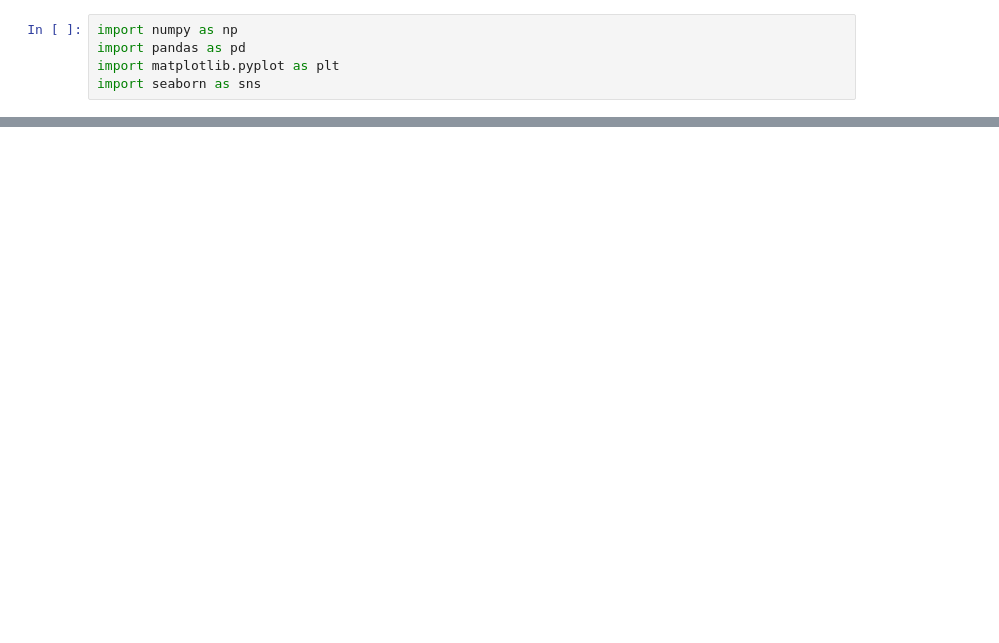
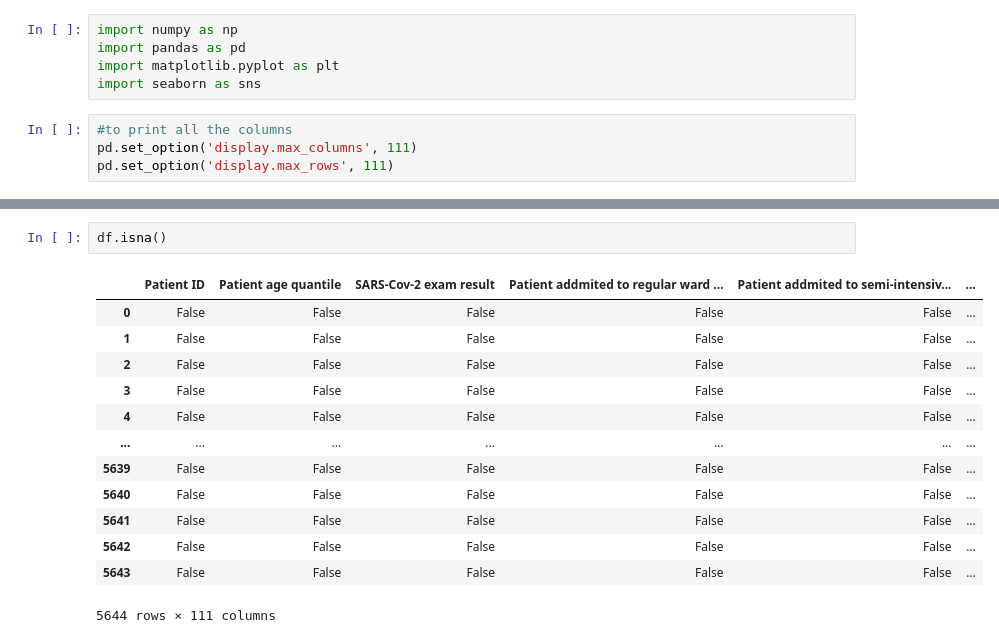
Before and after one commit to Oussema-Wali/Covid19, a Jupyter notebook: COVID.ipynb, the cells around one changed output, grey strips where cells are left out. Cells and saved outputs as stored; diff of their text form; blank space fills up the shorter version.

```diff
--- a/COVID.ipynb
+++ b/COVID.ipynb
@@ -15,6 +18,10 @@ import numpy as np
 import pandas as pd
 import matplotlib.pyplot as plt
 import seaborn as sns
+# %%
+#to print all the columns
+pd.set_option('display.max_columns', 111)
+pd.set_option('display.max_rows', 111)
 # %%
 data = pd.read_excel('dataset.xlsx')
 data.head()
@@ -32,0 +48,16 @@ aaaaaaaaaaaaaaaaaa
+# %%
+df.isna()
+# %% [output]
+|  | Patient ID | Patient age quantile | SARS-Cov-2 exam result | Patient addmited to regular ward ... | Patient addmited to semi-intensiv... | ... |
+| 0 | False | False | False | False | False | ... |
+| 1 | False | False | False | False | False | ... |
+| 2 | False | False | False | False | False | ... |
+| 3 | False | False | False | False | False | ... |
+| 4 | False | False | False | False | False | ... |
+| ... | ... | ... | ... | ... | ... | ... |
+| 5639 | False | False | False | False | False | ... |
+| 5640 | False | False | False | False | False | ... |
+| 5641 | False | False | False | False | False | ... |
+| 5642 | False | False | False | False | False | ... |
+| 5643 | False | False | False | False | False | ... |
+5644 rows × 111 columns
```
Also changed, not shown: parts of 28 cells of this notebook.
